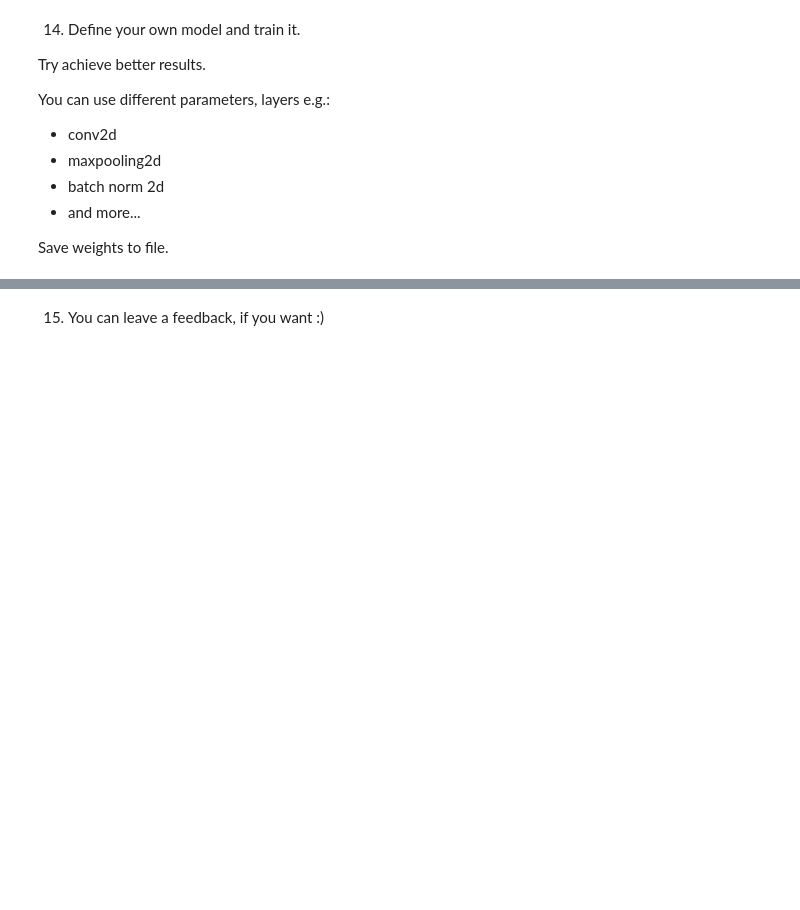
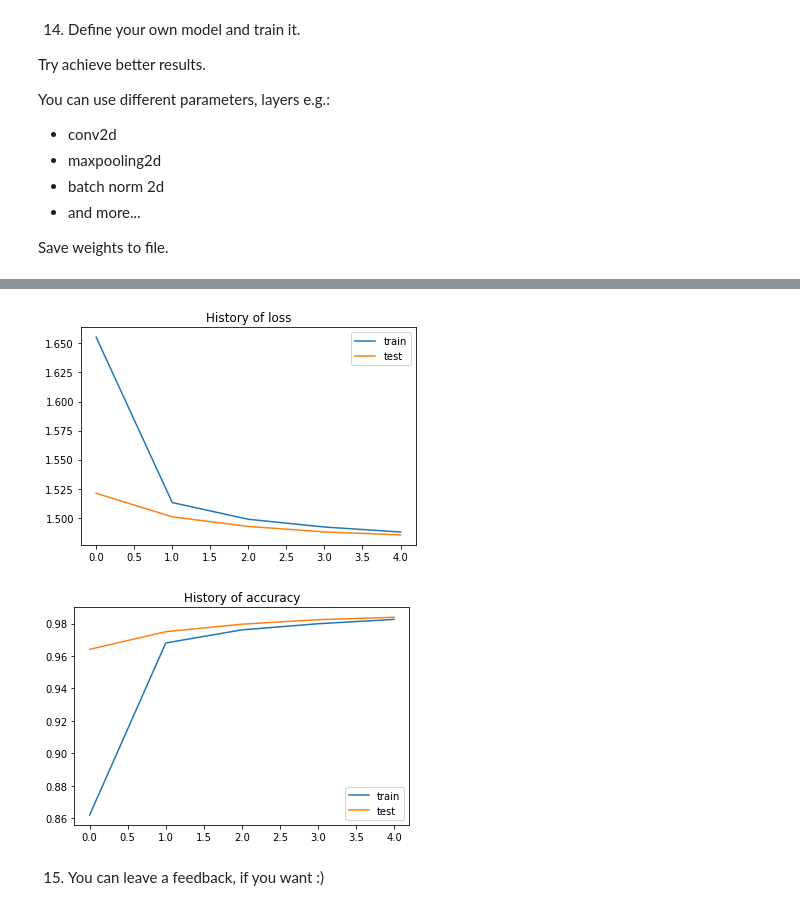
Before and after one commit to MichalMachura/AGH-EmbeddedAI, a Jupyter notebook: lab_2/notebook.ipynb, the cells around one changed output, grey strips where cells are left out. Cells and saved outputs as stored; diff of their text form; code cells hidden in the pictures; blank space fills up the shorter version.

```diff
--- a/lab_2/notebook.ipynb
+++ b/lab_2/notebook.ipynb
@@ -450,7 +462,7 @@ def train_test_pass(model: torch.nn.Module,
     total_accuracy: float = 0.0
     samples_num: int = 0
 
-    for i, (X, y_ref) in tqdm.tqdm(enumerate(data_generator)):
+    for i, (X, y_ref) in tqdm.tqdm(enumerate(data_generator),):
         # convert tensors to device
         X = X.to(device)
         y_ref = y_ref.to(device)
@@ -562,0 +552,9 @@ VALIDATION
+# %%
+net, history = training(net,
+                        train_loader,
+                        loss_fcn,
+                        metric,
+                        optimizer,
+                        update_period=5,
+                        epoch_max=30,
+                        device=device)
@@ -652,11 +688,11 @@ class CustomNetwork(nn.Module):
             nn.MaxPool2d(2,2), # shape [64,7,7]
 
             nn.Conv2d(64,128,3), # shape [128,5,5]
-            nn.BatchNorm2d(64), # shape [128,5,5]
+            nn.BatchNorm2d(128), # shape [128,5,5]
             nn.ReLU(), # shape [128,5,5]
         )
 
-        CNN_out_size = 128*(input_shape[1]//4-1)*(input_shape[2]//4-1)
+        CNN_out_size = 128*(input_shape[1] // 2 // 2 - 2)*(input_shape[2] // 2 // 2 - 2)
         # CNN_out_size = 128*5*5
         # or less efficient
         # with torch.no_grad():
@@ -675,6 +711,10 @@ class CustomNetwork(nn.Module):
         y = self.classification_head(x)
         return y
 
-my_model = CustomNetwork((1,28,28), 10)
-...
+
+new_model = CustomNetwork((1,28,28), 10)
+new_params = new_model.parameters()
+new_optimizer = torch.optim.SGD(new_params, lr=0.01)
+
+print("Number of parameters:", count_params(new_model))
 # %% [output]
@@ -681,0 +722,9 @@ Ellipsis
+# %%
+new_model, new_history = training(new_model,
+                              train_loader,
+                              loss_fcn,
+                              metric,
+                              new_optimizer,
+                              update_period=5,
+                              epoch_max=5,
+                              device=device)
@@ -681,0 +761,5 @@ Ellipsis
+# %%
+plot_history(new_history)
+# %% [output]
+[figure, added]
+[figure, added]
```
Also changed, not shown: parts of 9 cells of this notebook.
